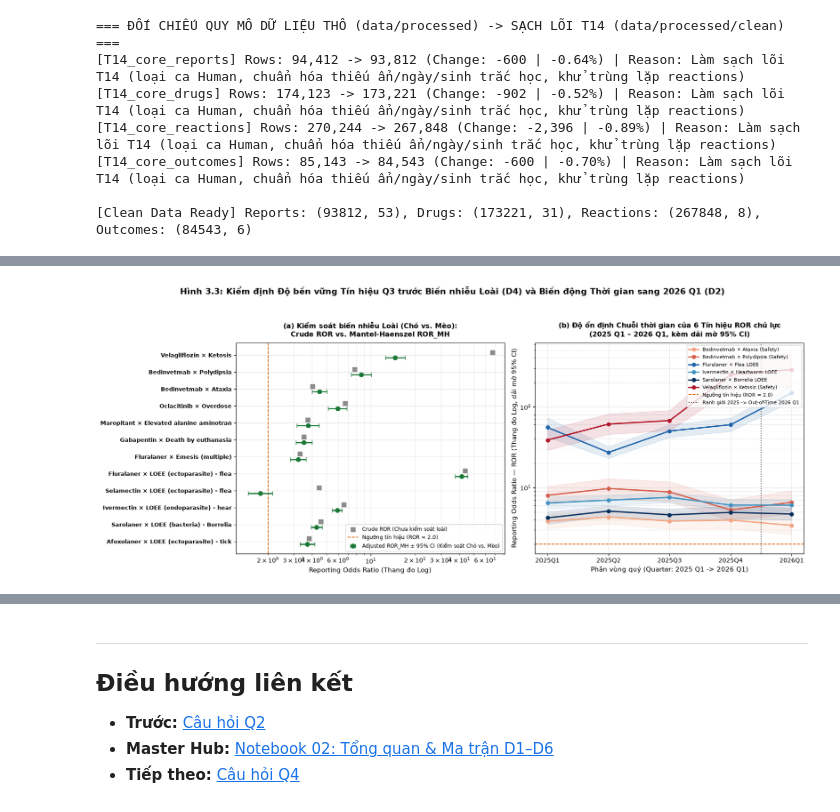
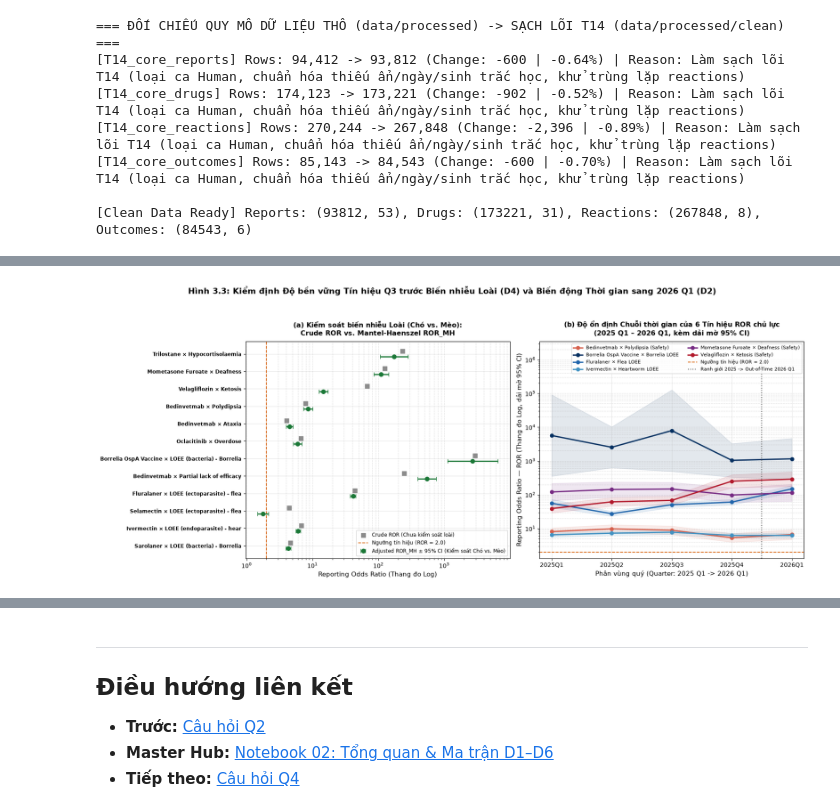
Before and after one commit to LeoTkiet/Prg4DS-G3, a Jupyter notebook: notebooks/02_q3_analysis.ipynb, the cells around one changed output, grey strips where cells are left out. Drawn from its saved outputs; the diff is of its cells as text; code cells hidden in the pictures.

Commit message:
fix(q3): address review feedback on full-space ROR/FDR, separated route tables, and Lyme vaccine alias

```diff
--- a/notebooks/02_q3_analysis.ipynb
+++ b/notebooks/02_q3_analysis.ipynb
@@ -553,9 +624,9 @@ def compute_mantel_haenszel_species(
             + H_term / (2.0 * (den_mh ** 2))
         )
         se_mh = np.sqrt(max(var_ln_mh, 1e-12))
-        mh_low = np.exp(np.log(ror_mh) - 1.96 * se_mh)
-        mh_high = np.exp(np.log(ror_mh) + 1.96 * se_mh)
-        pct_change = (ror_mh - crude_ror) / crude_ror * 100.0
+        mh_low = np.exp(np.log(ror_mh) - 1.96 * se_mh) if pd.notna(ror_mh) and ror_mh > 0 else np.nan
+        mh_high = np.exp(np.log(ror_mh) + 1.96 * se_mh) if pd.notna(ror_mh) and ror_mh > 0 else np.nan
+        pct_change = (ror_mh - crude_ror) / crude_ror * 100.0 if pd.notna(ror_mh) else np.nan
 
         out_rows.append({
             "Nhóm biến cố": label_cat,
@@ -574,18 +645,18 @@ def compute_mantel_haenszel_species(
     return pd.DataFrame(out_rows)
 
 key_pairs_d4 = [
+    ("Safety Issue", "Trilostane", "Hypocortisolaemia"),
+    ("Safety Issue", "Mometasone Furoate", "Deafness"),
     ("Safety Issue", "Velagliflozin", "Ketosis"),
     ("Safety Issue", "Bedinvetmab", "Polydipsia"),
     ("Safety Issue", "Bedinvetmab", "Ataxia"),
     ("Safety Issue", "Oclacitinib", "Overdose"),
-    ("Safety Issue", "Maropitant", "Elevated alanine aminotransferase (ALT)"),
-    ("Safety Issue", "Gabapentin", "Death by euthanasia"),
-    ("Safety Issue", "Fluralaner", "Emesis (multiple)"),
+    ("LOEE", "Borrelia Burgdorferi Ospa (Recombinant E. Coli)", "Lack of efficacy (bacteria) - Borrelia"),
+    ("LOEE", "Bedinvetmab", "Partial lack of efficacy"),
     ("LOEE", "Fluralaner", "Lack of efficacy (ectoparasite) - flea"),
     ("LOEE", "Selamectin", "Lack of efficacy (ectoparasite) - flea"),
     ("LOEE", "Ivermectin", "Lack of efficacy (endoparasite) - heartworm"),
     ("LOEE", "Sarolaner", "Lack of efficacy (bacteria) - Borrelia"),
-    ("LOEE", "Afoxolaner", "Lack of efficacy (ectoparasite) - tick NOS"),
 ]
 
 mh_results = []
@@ -615,7 +686,7 @@ rep_5q["event_category"] = rep_5q["type_of_information"].map(classify_event_cate
 drg_5q_valid = drugs.dropna(subset=["active_ingredients_clean"]).copy()
 drg_5q_exp = (
     drg_5q_valid[[KEY, "active_ingredients_clean"]]
-    .assign(raw_token=lambda d: d["active_ingredients_clean"].str.replace("\xa0", " ").str.split(r"[;,/]"))
+    .assign(raw_token=lambda d: d["active_ingredients_clean"].str.replace("\xa0", " ").str.split(r"[;,/+]"))
     .explode("raw_token")
 )
 drg_5q_exp["ingredient"] = drg_5q_exp["raw_token"].map(canonicalize_ingredient)
@@ -623,12 +694,12 @@ rep_ing_5q = drg_5q_exp[drg_5q_exp["ingredient"].str.len() > 2][[KEY, "ingredien
 rep_rea_5q = reactions[[KEY, "veddra_term_name"]].dropna().drop_duplicates()
 
 tracked_signals = [
+    ("Safety Issue", "Mometasone Furoate", "Deafness", "Mometasone Furoate × Deafness (Safety)"),
     ("Safety Issue", "Velagliflozin", "Ketosis", "Velagliflozin × Ketosis (Safety)"),
     ("Safety Issue", "Bedinvetmab", "Polydipsia", "Bedinvetmab × Polydipsia (Safety)"),
-    ("Safety Issue", "Bedinvetmab", "Ataxia", "Bedinvetmab × Ataxia (Safety)"),
+    ("Lack Of Expected Effectiveness", "Borrelia Burgdorferi Ospa (Recombinant E. Coli)", "Lack of efficacy (bacteria) - Borrelia", "Borrelia OspA Vaccine × Borrelia LOEE"),
     ("Lack Of Expected Effectiveness", "Fluralaner", "Lack of efficacy (ectoparasite) - flea", "Fluralaner × Flea LOEE"),
     ("Lack Of Expected Effectiveness", "Ivermectin", "Lack of efficacy (endoparasite) - heartworm", "Ivermectin × Heartworm LOEE"),
-    ("Lack Of Expected Effectiveness", "Sarolaner", "Lack of efficacy (bacteria) - Borrelia", "Sarolaner × Borrelia LOEE"),
 ]
 
 q_trend_rows = []
@@ -885,9 +969,11 @@ plt.show()
 # %%
 # ===== Hình 3.3: Kiểm soát nhiễu Loài (Dog vs Cat vs Mantel-Haenszel ROR_MH — D4) & Chuỗi thời gian 5 quý (2025Q1-2026Q1 — D2) =====
-fig, axes = plt.subplots(1, 2, figsize=(16.5, 6.5))
+fig, axes = plt.subplots(1, 2, figsize=(17.0, 6.8))
 
 mh_plot = mh_species_df.iloc[::-1].copy()
-mh_labels = mh_plot["Hoạt chất"] + " × " + mh_plot["Phản ứng VeDDRA"].str.replace("Lack of efficacy ", "LOEE ", regex=False).str.slice(0, 26)
+mh_ing_short = mh_plot["Hoạt chất"].str.replace("Borrelia Burgdorferi Ospa (Recombinant E. Coli)", "Borrelia OspA Vaccine", regex=False)
+mh_rea_short = mh_plot["Phản ứng VeDDRA"].str.replace("Lack of efficacy ", "LOEE ", regex=False).str.slice(0, 26)
+mh_labels = mh_ing_short + " × " + mh_rea_short
 y_idx = np.arange(len(mh_plot))
 
 axes[0].scatter(mh_plot["Crude ROR"], y_idx + 0.16, color="#8c8c8c", s=55, marker="s", label="Crude ROR (Chưa kiểm soát loài)", zorder=3)
@@ -900,44 +986,45 @@ axes[0].errorbar(
 axes[0].axvline(2.0, color="#d95f02", linestyle="--", linewidth=1.3, label="Ngưỡng tín hiệu (ROR = 2.0)")
 axes[0].set_xscale("log")
 axes[0].set_yticks(y_idx)
-axes[0].set_yticklabels(mh_labels, fontsize=9, fontweight="bold")
+axes[0].set_yticklabels(mh_labels, fontsize=8.8, fontweight="bold")
 axes[0].set_xlabel("Reporting Odds Ratio (Thang đo Log)", fontsize=10.5)
 axes[0].set_title("(a) Kiểm soát biến nhiễu Loài (Chó vs. Mèo):\nCrude ROR vs. Mantel-Haenszel ROR_MH", fontsize=11.5, fontweight="bold", pad=10)
 axes[0].grid(True, which="both", axis="x", linestyle="--", alpha=0.35)
-axes[0].legend(loc="lower right", fontsize=8.5, frameon=True)
+axes[0].legend(loc="lower right", fontsize=8.3, frameon=True)
 
 palette_time = {
+    "Mometasone Furoate × Deafness (Safety)": "#762a83",
     "Velagliflozin × Ketosis (Safety)": "#b2182b",
+    "Bedinvetmab × Polydipsia (Safety)": "#d6604d",
+    "Borrelia OspA Vaccine × Borrelia LOEE": "#053061",
     "Fluralaner × Flea LOEE": "#2166ac",
-    "Bedinvetmab × Polydipsia (Safety)": "#d6604d",
     "Ivermectin × Heartworm LOEE": "#4393c3",
-    "Sarolaner × Borrelia LOEE": "#053061",
-    "Bedinvetmab × Ataxia (Safety)": "#f4a582",
 }
 q_order = ["2025Q1", "2025Q2", "2025Q3", "2025Q4", "2026Q1"]
 for sig_lbl, grp in q3_temporal_df.groupby("signal_label"):
     grp_s = grp.set_index("quarter").loc[q_order].reset_index()
     c_hex = palette_time.get(sig_lbl, "#333333")
     axes[1].plot(grp_s["quarter"], grp_s["ROR"], marker="o", linewidth=2.2, color=c_hex, label=sig_lbl)
-    axes[1].fill_between(grp_s["quarter"], grp_s["CI_low"], grp_s["CI_high"], color=c_hex, alpha=0.12)
+    axes[1].fill_between(grp_s["quarter"], grp_s["CI_low"], grp_s["CI_high"], color=c_hex, alpha=0.11)
 
 axes[1].axhline(2.0, color="#d95f02", linestyle="--", linewidth=1.3, label="Ngưỡng tín hiệu (ROR = 2.0)")
 axes[1].axvline(3.5, color="#555555", linestyle=":", linewidth=1.5, label="Ranh giới 2025 -> Out-of-Time 2026 Q1")
 axes[1].set_yscale("log")
 axes[1].set_xlabel("Phân vùng quý (Quarter: 2025 Q1 -> 2026 Q1)", fontsize=10.5)
 axes[1].set_ylabel("Reporting Odds Ratio — ROR (Thang đo Log, dải mờ 95% CI)", fontsize=10.5)
 axes[1].set_title("(b) Độ ổn định Chuỗi thời gian của 6 Tín hiệu ROR chủ lực\n(2025 Q1 – 2026 Q1, kèm dải mờ 95% CI)", fontsize=11.5, fontweight="bold", pad=10)
 axes[1].grid(True, which="both", axis="y", linestyle="--", alpha=0.35)
-axes[1].legend(loc="upper right", fontsize=8.2, frameon=True, ncol=1)
+axes[1].set_ylim(1.3, 3.5e6)
+axes[1].legend(loc="upper right", fontsize=7.8, frameon=True, ncol=2)
 
 plt.suptitle(
     "Hình 3.3: Kiểm định Độ bền vững Tín hiệu Q3 trước Biến nhiễu Loài (D4) và Biến động Thời gian sang 2026 Q1 (D2)",
     fontsize=13.5, fontweight="bold", y=1.04
 )
 plt.tight_layout()
 plt.show()
 # %% [output]
-[figure, old version]
+[figure, new version]
 # %% [markdown]
 ### 4. Trả lời câu hỏi và Thảo Luận
 
```
Also changed, not shown: parts of 11 cells of this notebook, 2 other files.
